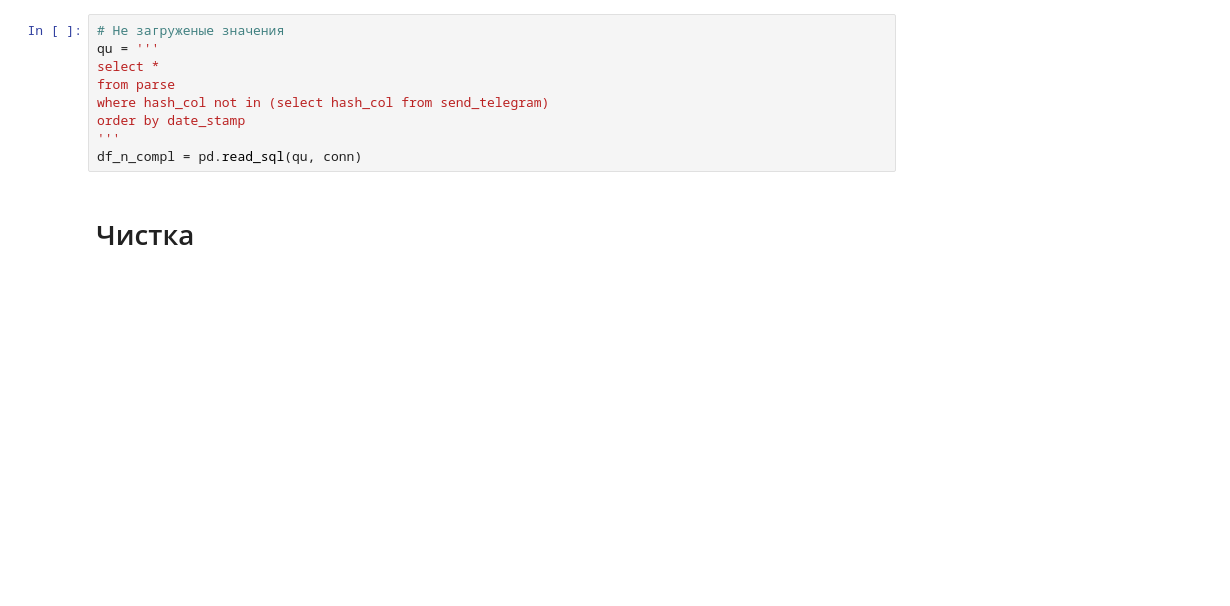
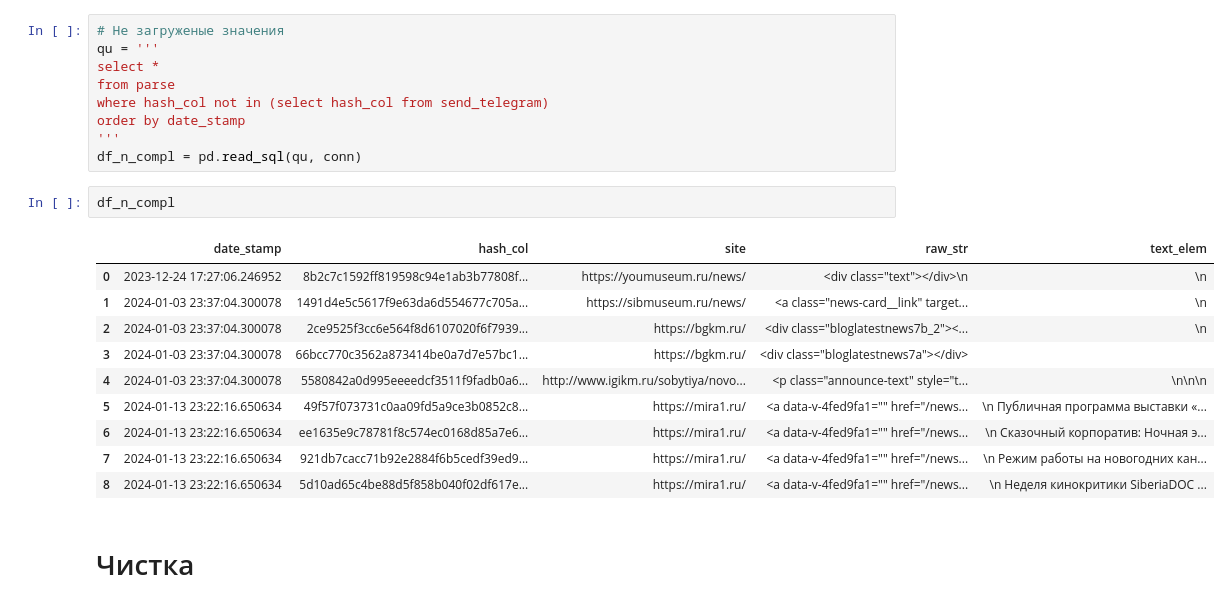
Before and after one commit to SeniorDataFrame/projects, a Jupyter notebook: Museums/main.ipynb, the cells around one changed output. Cells and saved outputs as stored; diff of their text form; blank space fills up the shorter version.

```diff
--- a/Museums/main.ipynb
+++ b/Museums/main.ipynb
@@ -489,6 +564,19 @@ where hash_col not in (select hash_col from send_telegram)
 order by date_stamp
 '''
 df_n_compl = pd.read_sql(qu, conn)
+# %%
+df_n_compl
+# %% [output]
+|  | date_stamp | hash_col | site | raw_str | text_elem |
+| 0 | 2023-12-24 17:27:06.246952 | 8b2c7c1592ff819598c94e1ab3b77808f... | https://youmuseum.ru/news/ | <div class="text"></div>\n | \n |
+| 1 | 2024-01-03 23:37:04.300078 | 1491d4e5c5617f9e63da6d554677c705a... | https://sibmuseum.ru/news/ | <a class="news-card__link" target... | \n |
+| 2 | 2024-01-03 23:37:04.300078 | 2ce9525f3cc6e564f8d6107020f6f7939... | https://bgkm.ru/ | <div class="bloglatestnews7b_2"><... | \n |
+| 3 | 2024-01-03 23:37:04.300078 | 66bcc770c3562a873414be0a7d7e57bc1... | https://bgkm.ru/ | <div class="bloglatestnews7a"></div> |  |
+| 4 | 2024-01-03 23:37:04.300078 | 5580842a0d995eeeedcf3511f9fadb0a6... | http://www.igikm.ru/sobytiya/novo... | <p class="announce-text" style="t... | \n\n\n |
+| 5 | 2024-01-13 23:22:16.650634 | 49f57f073731c0aa09fd5a9ce3b0852c8... | https://mira1.ru/ | <a data-v-4fed9fa1="" href="/news... | \n Публичная программа выставки «... |
+| 6 | 2024-01-13 23:22:16.650634 | ee1635e9c78781f8c574ec0168d85a7e6... | https://mira1.ru/ | <a data-v-4fed9fa1="" href="/news... | \n Сказочный корпоратив: Ночная э... |
+| 7 | 2024-01-13 23:22:16.650634 | 921db7cacc71b92e2884f6b5cedf39ed9... | https://mira1.ru/ | <a data-v-4fed9fa1="" href="/news... | \n Режим работы на новогодних кан... |
+| 8 | 2024-01-13 23:22:16.650634 | 5d10ad65c4be88d5f858b040f02df617e... | https://mira1.ru/ | <a data-v-4fed9fa1="" href="/news... | \n Неделя кинокритики SiberiaDOC ... |
 # %% [markdown]
 # Чистка
 # %%
```
Also changed, not shown: parts of 26 cells of this notebook.
